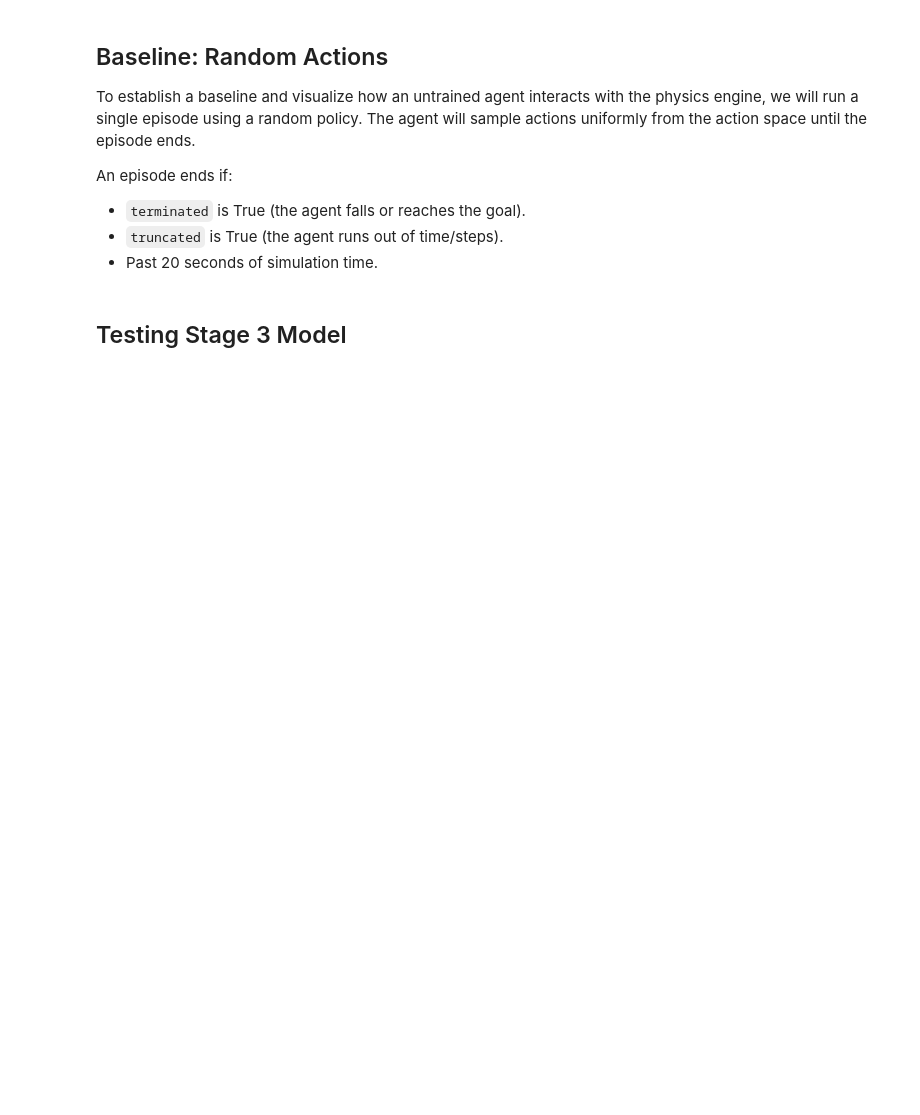
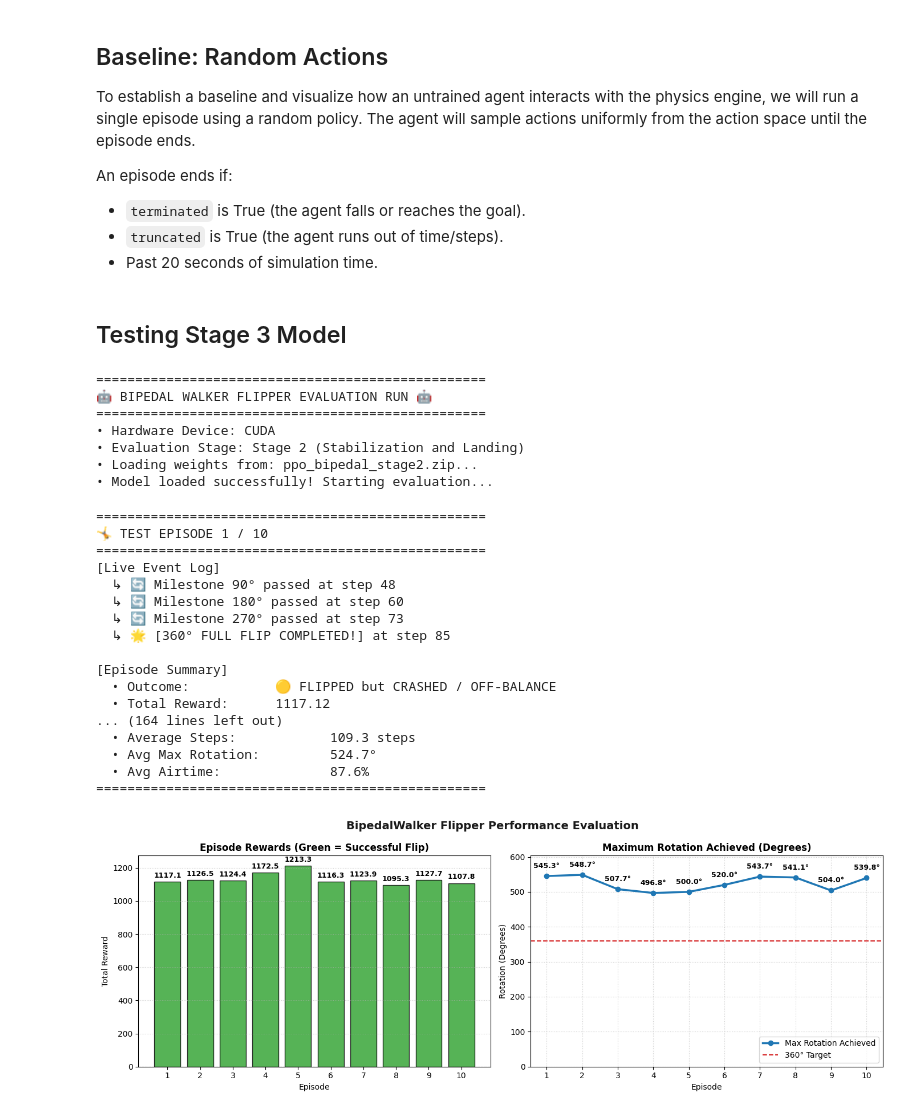
Before and after one commit to GrecoLucas/ASMA2, a Jupyter notebook: BipedalWalker.ipynb, the cells around one changed output. Drawn from its saved outputs; the diff is of its cells as text; code cells hidden in the pictures; blank space fills up the shorter version.

```diff
--- a/BipedalWalker.ipynb
+++ b/BipedalWalker.ipynb
@@ -411,7 +397,7 @@ vec_env_s3 = DummyVecEnv([make_env_stage3() for _ in range(num_envs)])
 
 print("\nStarting Stage 3: Post-Landing Balance...")
 model = PPO.load(
-    "ppo_bipedal_final",
+    "ppo_bipedal_stage2",
     env=vec_env_s3,
     device="cpu",
     custom_objects={
@@ -437,7 +423,7 @@ checkpoint_callback_s3 = CheckpointCallback(
     name_prefix='ppo_bipedal'
 )
 
-model.learn(total_timesteps=3_000_000, callback=checkpoint_callback_s3)
+model.learn(total_timesteps=2_600_000, callback=checkpoint_callback_s3)
 model.save("ppo_bipedal_stage3")
 vec_env_s3.close()
 # %% [output]
@@ -531,7 +502,7 @@ class Colors:
     UNDERLINE = '\033[4m'
 
 # 1. Corrected model path to match what was saved at the end of Stage 2
-model_path = "ppo_bipedal_stage3.zip"
+model_path = "ppo_bipedal_stage2.zip"
 device = "cuda" if torch.cuda.is_available() else "cpu"
 
 print(f"{Colors.BOLD}{Colors.HEADER}=================================================={Colors.ENDC}")
@@ -554,7 +525,7 @@ print(f"• Loading weights from: {Colors.BOLD}{Colors.CYAN}{model_path}{Colors.
 model = PPO.load(model_path, device=device)
 print(f"• Model loaded successfully! Starting evaluation...\n")
 
-num_episodes = 5
+num_episodes = 10
 max_seconds = 5
 
 # Lists to store metrics for final stats and plotting
@@ -688,30 +659,56 @@ ax1.set_xticks(range(1, num_episodes + 1))
 ax1.grid(axis='y', linestyle=':', alpha=0.6)
 
 for bar in bars:
     height = bar.get_height()
     ax1.annotate(f'{height:.1f}',
                 xy=(bar.get_x() + bar.get_width() / 2, height),
                 xytext=(0, 3 if height >= 0 else -12),
                 textcoords="offset points",
                 ha='center', va='bottom', fontsize=9, fontweight='bold')
 
 # 2. Plot Max Rotation
 ax2.plot(range(1, num_episodes + 1), ep_max_angles, marker='o', linewidth=2.5, color='#1f77b4', label='Max Rotation Achieved')
 ax2.axhline(360, color='#d62728', linestyle='--', linewidth=1.5, label='360° Target')
 ax2.set_title('Maximum Rotation Achieved (Degrees)', fontsize=12, fontweight='semibold')
 ax2.set_xlabel('Episode', fontsize=10)
 ax2.set_ylabel('Rotation (Degrees)', fontsize=10)
 ax2.set_xticks(range(1, num_episodes + 1))
 ax2.set_ylim(0, max(400, max(ep_max_angles) * 1.1))
 ax2.grid(linestyle=':', alpha=0.6)
 ax2.legend(loc='lower right')
 
 for idx, val in enumerate(ep_max_angles):
     ax2.annotate(f'{val:.1f}°',
                 xy=(idx + 1, val),
                 xytext=(0, 8),
                 textcoords="offset points",
                 ha='center', va='bottom', fontsize=9, fontweight='bold')
 
 plt.tight_layout()
 plt.show()
+# %% [output]
+==================================================
+🤖 BIPEDAL WALKER FLIPPER EVALUATION RUN 🤖
+==================================================
+• Hardware Device: CUDA
+• Evaluation Stage: Stage 2 (Stabilization and Landing)
+• Loading weights from: ppo_bipedal_stage2.zip...
+• Model loaded successfully! Starting evaluation...
+==================================================
+🤸 TEST EPISODE 1 / 10
+==================================================
+[Live Event Log]
+  ↳ 🔄 Milestone 90° passed at step 48
+  ↳ 🔄 Milestone 180° passed at step 60
+  ↳ 🔄 Milestone 270° passed at step 73
+  ↳ 🌟 [360° FULL FLIP COMPLETED!] at step 85
+
+[Episode Summary]
+  • Outcome:           🟡 FLIPPED but CRASHED / OFF-BALANCE
+  • Total Reward:      1117.12
+... (164 lines left out)
+  • Average Steps:            109.3 steps
+  • Avg Max Rotation:         524.7°
+  • Avg Airtime:              87.6%
+==================================================
+[figure, added]
```
Also changed, not shown: parts of 5 cells of this notebook.
